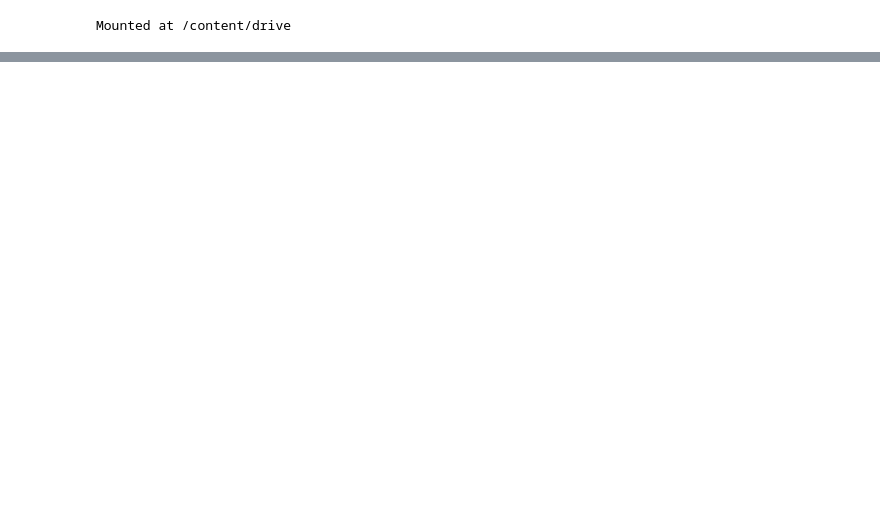
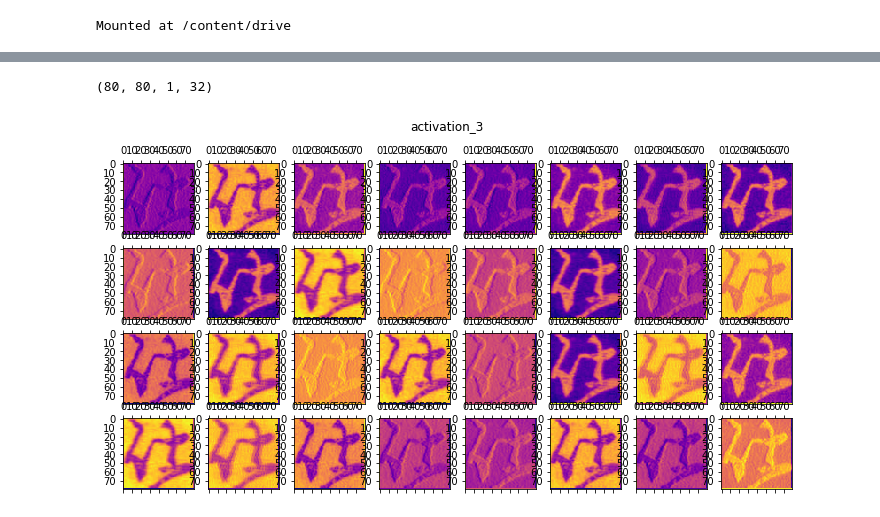
Before and after one commit to stlanier/Flatiron-School-Capstone-Project, a Jupyter notebook: notebooks/3_baseline_cnn.ipynb, the cells around one changed output, grey strips where cells are left out. Saved outputs shown, nothing was run; the diff lists cells and outputs as text; code cells hidden in the pictures; blank space fills up the shorter version.

```diff
--- a/notebooks/3_baseline_cnn.ipynb
+++ b/notebooks/3_baseline_cnn.ipynb
@@ -160,0 +142,4 @@ array([6.39169176e-31, 1.18101580e-21, 1.17261269e-20, 7.46864231e-27,
+# %%
+layer_names = []
+for layer in model.layers:
+    layer_names.append(layer.name) # Names of the layers, so you can have them as part of your plot
@@ -160,0 +151,11 @@ array([6.39169176e-31, 1.18101580e-21, 1.17261269e-20, 7.46864231e-27,
+# %%
+sns.set_style('white')
+# %%
+#First layer activations
+fig, axes = plt.subplots(4, 8, figsize=(20, 12))
+fig.suptitle(layer_names[4])
+for i in range(32):
+    row = i//8
+    column = i%8
+    ax = axes[row, column]
+    ax.matshow(activations[4][:, :, 0, i], cmap='plasma')
@@ -160,0 +164,9 @@ array([6.39169176e-31, 1.18101580e-21, 1.17261269e-20, 7.46864231e-27,
+# %%
+#Second layer activations
+fig, axes = plt.subplots(8, 8, figsize=(12,24))
+fig.suptitle(layer_names[5])
+for i in range(64):
+    row = i//8
+    column = i%8
+    ax = axes[row, column]
+    ax.matshow(activations[5][:, :, 0, i], cmap='plasma')
@@ -160,0 +175,15 @@ array([6.39169176e-31, 1.18101580e-21, 1.17261269e-20, 7.46864231e-27,
+# %%
+activations[-11].shape
+# %% [output]
+(80, 80, 1, 32)
+# %%
+#Final conv layer activations
+fig, axes = plt.subplots(4, 8, figsize=(12,6))
+fig.suptitle(layer_names[-11])
+for i in range(32):
+    row = i//8
+    column = i%8
+    ax = axes[row, column]
+    ax.matshow(activations[-11][:, :, 0, i], cmap='plasma')
+# %% [output]
+[figure, added]
```
Also changed, not shown: parts of 30 cells of this notebook, 9 other files.
